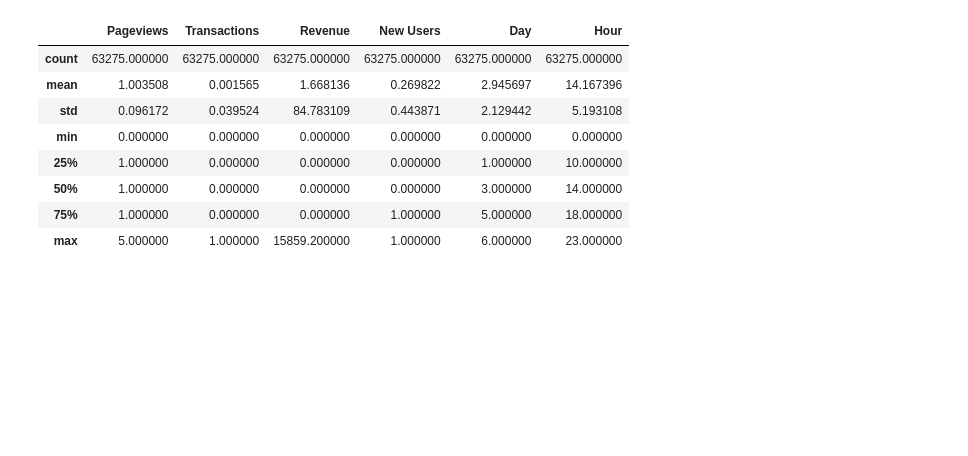
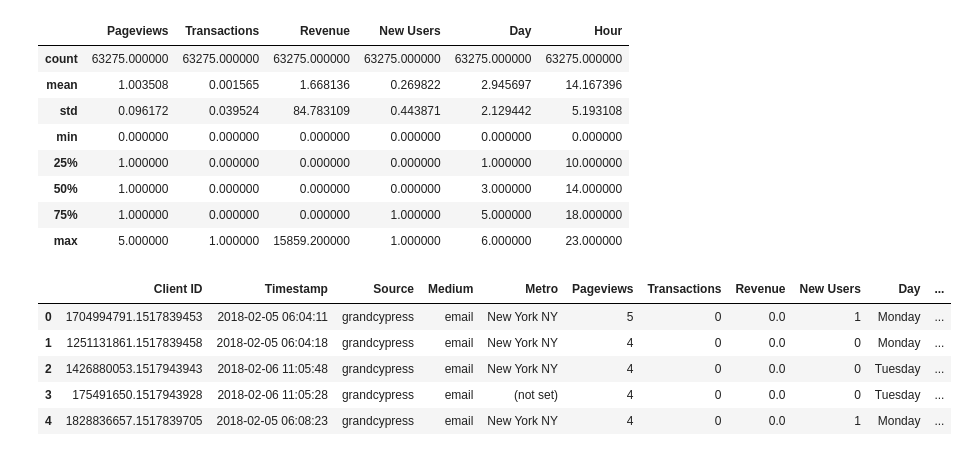
Before and after one commit to silaswwong/springboard, a Jupyter notebook: GRCY.ipynb, the cells around one changed output. Cells and saved outputs as stored; diff of their text form; code cells hidden in the pictures; blank space fills up the shorter version.

```diff
--- a/GRCY.ipynb
+++ b/GRCY.ipynb
@@ -153,0 +164,9 @@ sheet1.describe()
+# %%
+sheet1.head()
+# %% [output]
+|  | Client ID | Timestamp | Source | Medium | Metro | Pageviews | Transactions | Revenue | New Users | Day | ... |
+| 0 | 1704994791.1517839453 | 2018-02-05 06:04:11 | grandcypress | email | New York NY | 5 | 0 | 0.0 | 1 | Monday | ... |
+| 1 | 1251131861.1517839458 | 2018-02-05 06:04:18 | grandcypress | email | New York NY | 4 | 0 | 0.0 | 0 | Monday | ... |
+| 2 | 1426880053.1517943943 | 2018-02-06 11:05:48 | grandcypress | email | New York NY | 4 | 0 | 0.0 | 0 | Tuesday | ... |
+| 3 | 175491650.1517943928 | 2018-02-06 11:05:28 | grandcypress | email | (not set) | 4 | 0 | 0.0 | 0 | Tuesday | ... |
+| 4 | 1828836657.1517839705 | 2018-02-05 06:08:23 | grandcypress | email | New York NY | 4 | 0 | 0.0 | 1 | Monday | ... |
```
Also changed, not shown: parts of 6 cells of this notebook.
